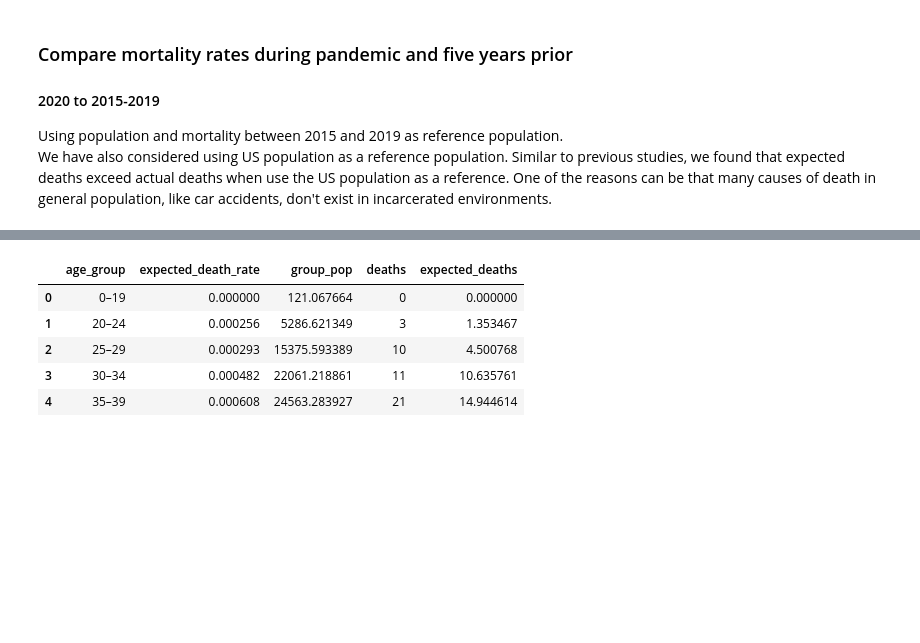
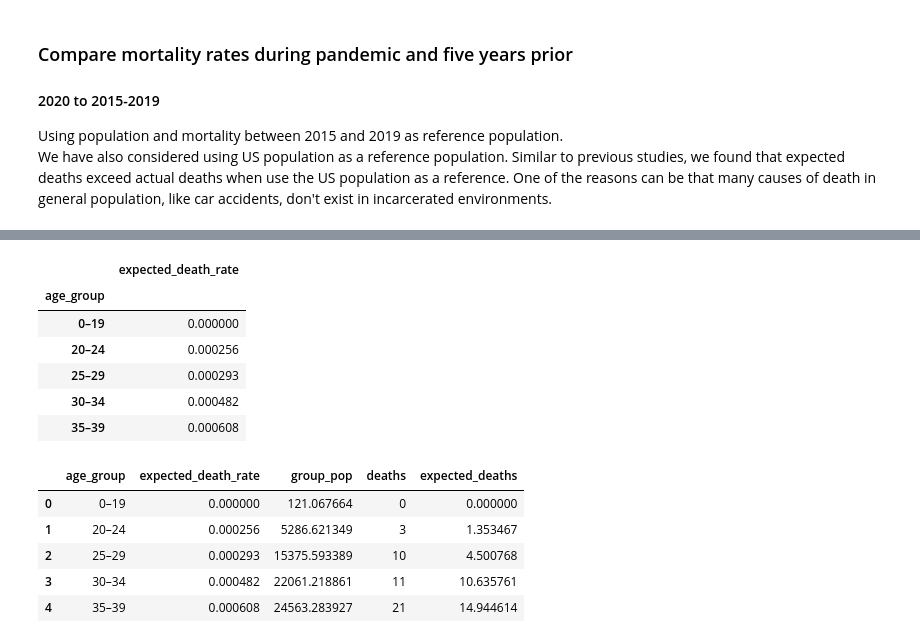
Before and after one commit to NPR-investigations/BOP_all_cause_mortality, a Jupyter notebook: 20220120_BOP_standardized_mortality_count_for_sharing.ipynb, the cells around one changed output, grey strips where cells are left out. Cells and saved outputs as stored; diff of their text form; code cells hidden in the pictures; blank space fills up the shorter version.

```diff
--- a/20220120_BOP_standardized_mortality_count_for_sharing.ipynb
+++ b/20220120_BOP_standardized_mortality_count_for_sharing.ipynb
@@ -494,4 +639,14 @@ std = pd.DataFrame(ref.groupby('age_group').deaths.sum()/ref.groupby('age_group'
 std.columns = ['expected_death_rate']
+# %%
+std.head()
+# %% [output]
+|  | expected_death_rate |
+| age_group |  |
+| 0–19 | 0.000000 |
+| 20–24 | 0.000256 |
+| 25–29 | 0.000293 |
+| 30–34 | 0.000482 |
+| 35–39 | 0.000608 |
 # %%
 yr20 = agedist2[agedist2.year == 2020].copy()
 yr20_1 = yr20[['age_group','group_pop','deaths']]
```
Also changed, not shown: parts of 23 cells of this notebook, 1 other file.
